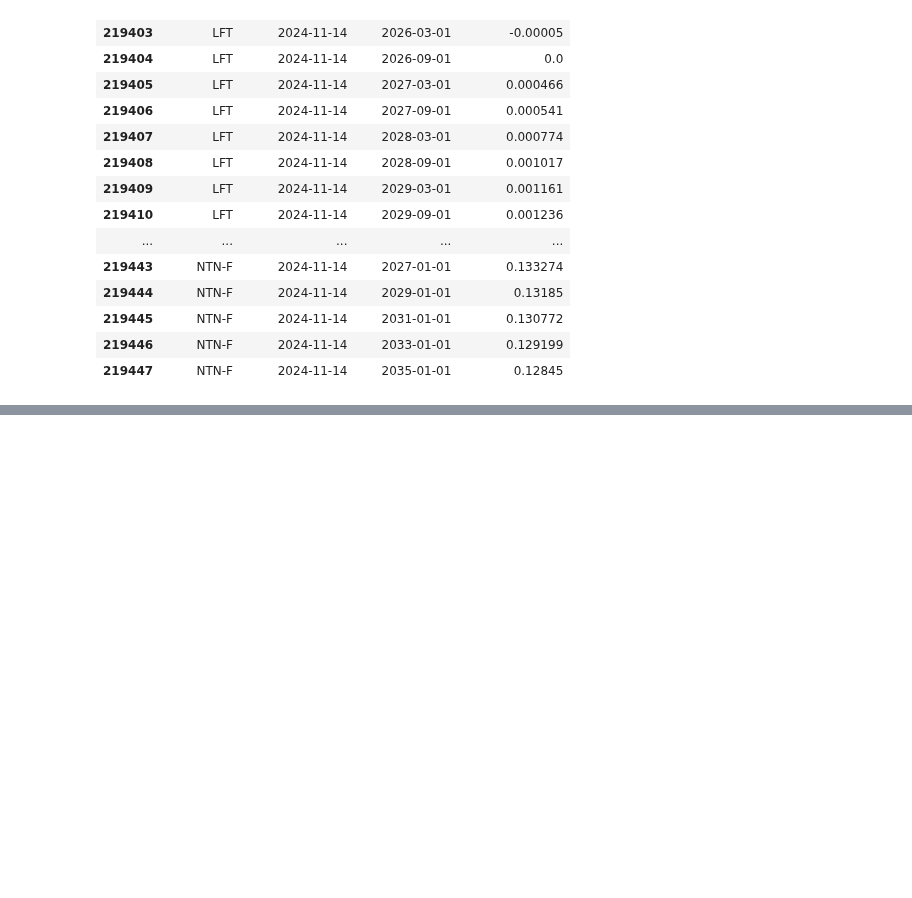
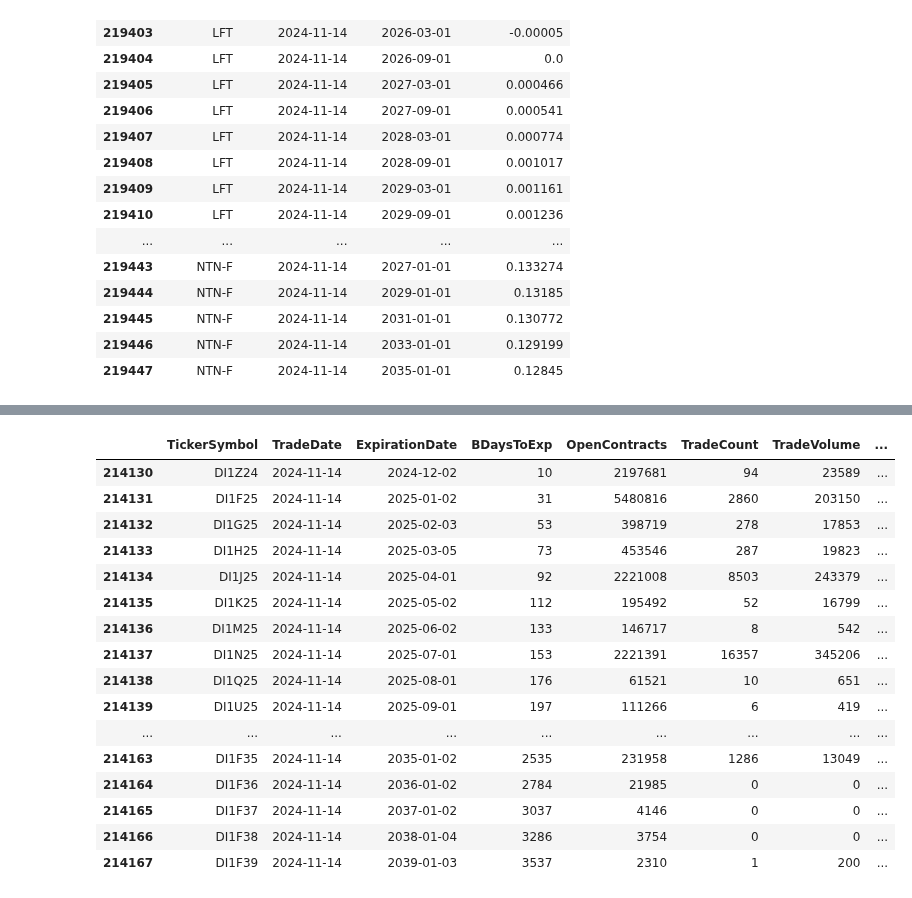
Before and after one commit to crdcj/pyield-data, a Jupyter notebook: notebooks/check_files.ipynb, the cells around one changed output, grey strips where cells are left out. Drawn from its saved outputs; the diff is of its cells as text; code cells hidden in the pictures; blank space fills up the shorter version.

```diff
--- a/notebooks/check_files.ipynb
+++ b/notebooks/check_files.ipynb
@@ -74,3 +75,23 @@ pd.read_parquet("../di_data.parquet")
+# %%
+df.query("TradeDate == @rdate")
+# %% [output]
+|  | TickerSymbol | TradeDate | ExpirationDate | BDaysToExp | OpenContracts | TradeCount | TradeVolume | ... |
+| 214130 | DI1Z24 | 2024-11-14 | 2024-12-02 | 10 | 2197681 | 94 | 23589 | ... |
+| 214131 | DI1F25 | 2024-11-14 | 2025-01-02 | 31 | 5480816 | 2860 | 203150 | ... |
+| 214132 | DI1G25 | 2024-11-14 | 2025-02-03 | 53 | 398719 | 278 | 17853 | ... |
+| 214133 | DI1H25 | 2024-11-14 | 2025-03-05 | 73 | 453546 | 287 | 19823 | ... |
+| 214134 | DI1J25 | 2024-11-14 | 2025-04-01 | 92 | 2221008 | 8503 | 243379 | ... |
+| 214135 | DI1K25 | 2024-11-14 | 2025-05-02 | 112 | 195492 | 52 | 16799 | ... |
+| 214136 | DI1M25 | 2024-11-14 | 2025-06-02 | 133 | 146717 | 8 | 542 | ... |
+| 214137 | DI1N25 | 2024-11-14 | 2025-07-01 | 153 | 2221391 | 16357 | 345206 | ... |
+| 214138 | DI1Q25 | 2024-11-14 | 2025-08-01 | 176 | 61521 | 10 | 651 | ... |
+| 214139 | DI1U25 | 2024-11-14 | 2025-09-01 | 197 | 111266 | 6 | 419 | ... |
+| ... | ... | ... | ... | ... | ... | ... | ... | ... |
+| 214163 | DI1F35 | 2024-11-14 | 2035-01-02 | 2535 | 231958 | 1286 | 13049 | ... |
+| 214164 | DI1F36 | 2024-11-14 | 2036-01-02 | 2784 | 21985 | 0 | 0 | ... |
+| 214165 | DI1F37 | 2024-11-14 | 2037-01-02 | 3037 | 4146 | 0 | 0 | ... |
+| 214166 | DI1F38 | 2024-11-14 | 2038-01-04 | 3286 | 3754 | 0 | 0 | ... |
+| 214167 | DI1F39 | 2024-11-14 | 2039-01-03 | 3537 | 2310 | 1 | 200 | ... |
 # %%
 pd.read_parquet("../bc_secundario.parquet")
 # %% [output]
```
Also changed, not shown: parts of 1 cell of this notebook, 1 other file.
